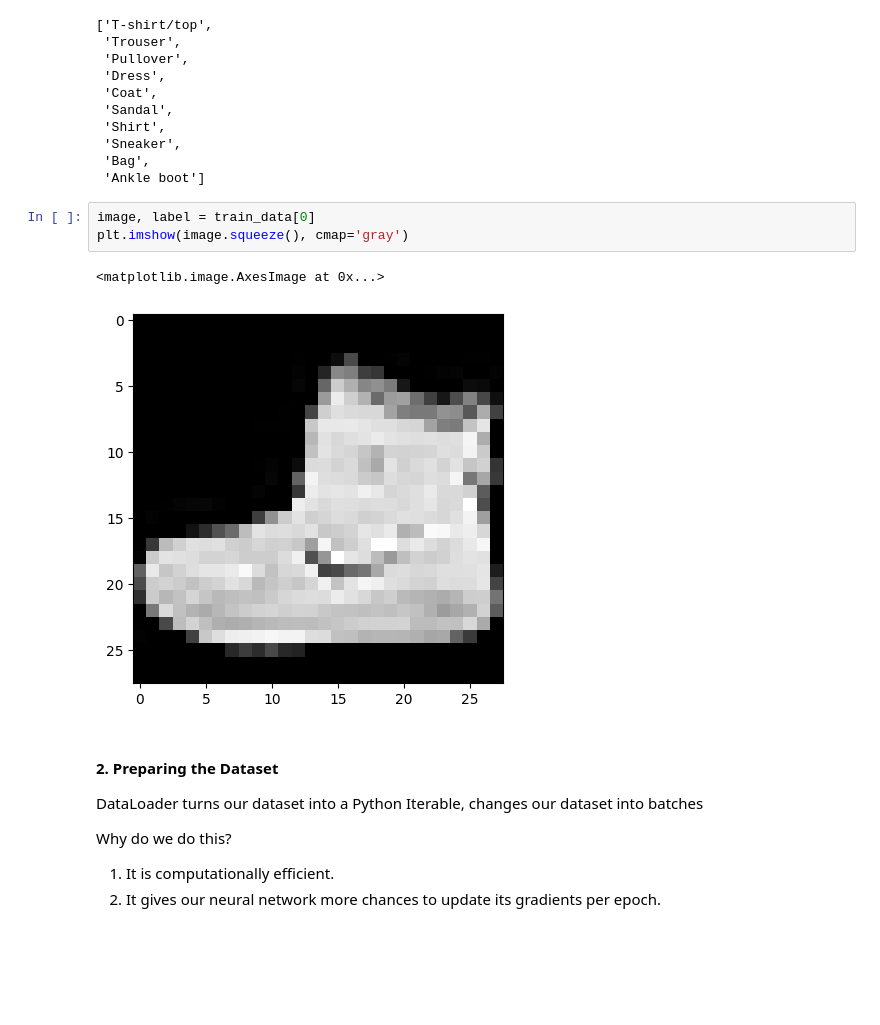
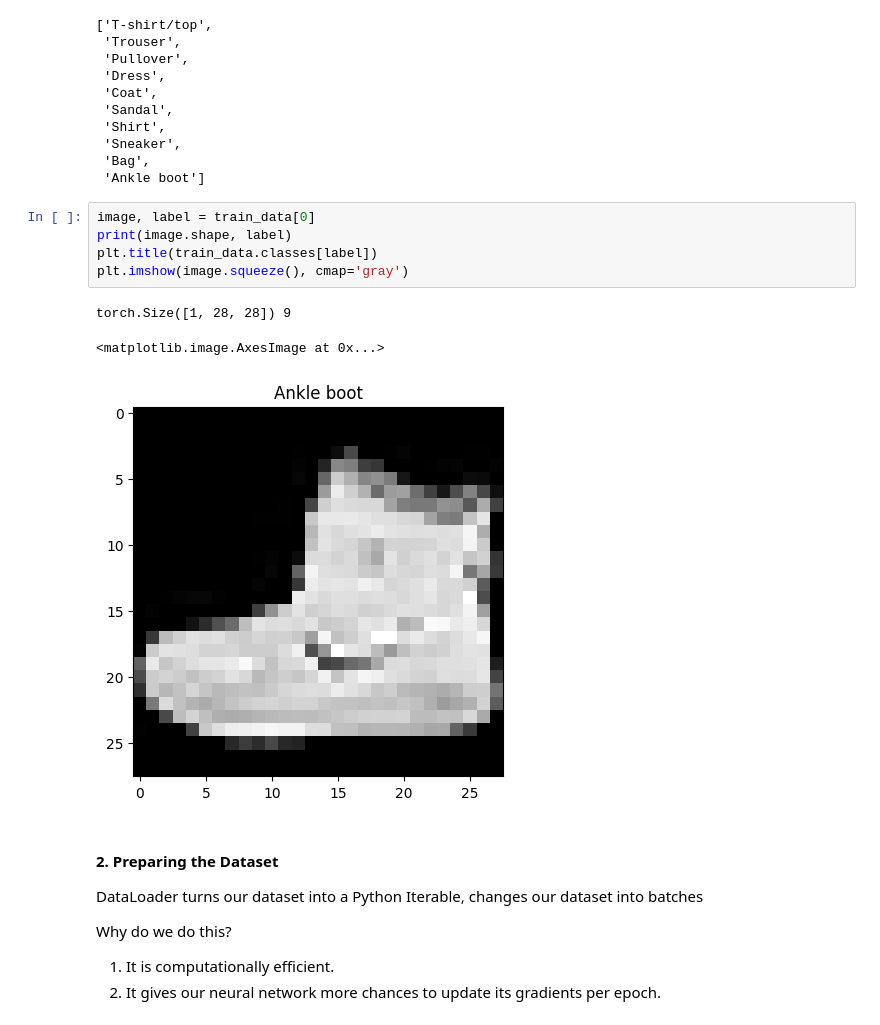
Before and after one commit to mklingamsetty/Learning-Pytorch, a Jupyter notebook: 03_pytorch_computer_vision.ipynb, the cells around one changed output. Drawn from its saved outputs; the diff is of its cells as text; blank space fills up the shorter version.

```diff
--- a/03_pytorch_computer_vision.ipynb
+++ b/03_pytorch_computer_vision.ipynb
@@ -90,10 +90,13 @@ train_data.classes
  'Ankle boot']
 # %%
 image, label = train_data[0]
+print(image.shape, label)
+plt.title(train_data.classes[label])
 plt.imshow(image.squeeze(), cmap='gray')
 # %% [output]
-<matplotlib.image.AxesImage at 0x...>
+torch.Size([1, 28, 28]) 9
+<matplotlib.image.AxesImage at 0x...>
-[figure, old version]
+[figure, new version]
 # %% [markdown]
 #### 2. Preparing the Dataset
 
```
Also changed, not shown: parts of 21 cells of this notebook, 1 other file.
